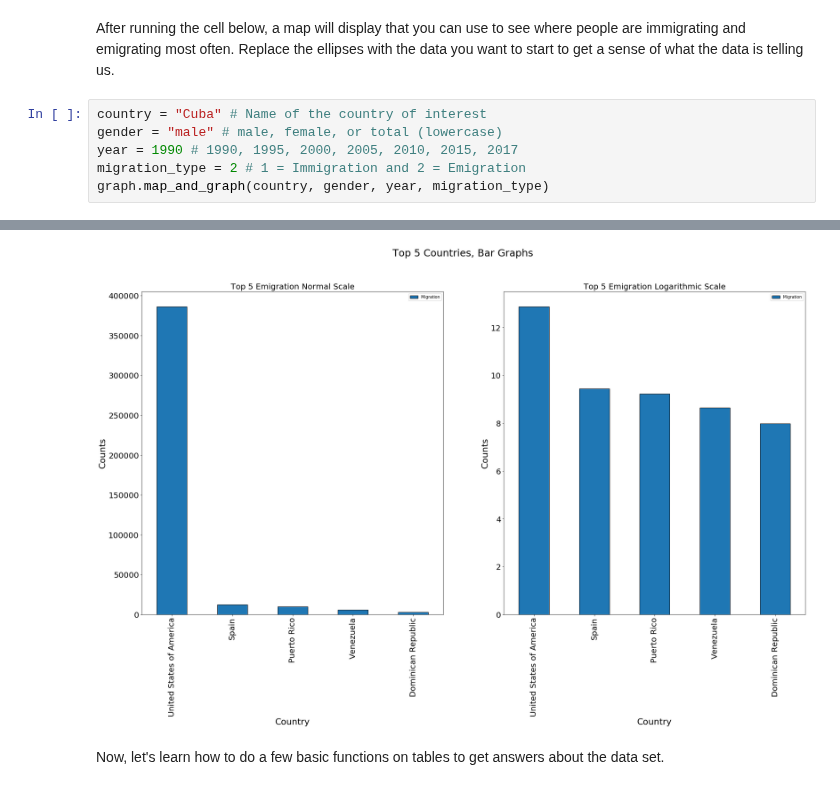
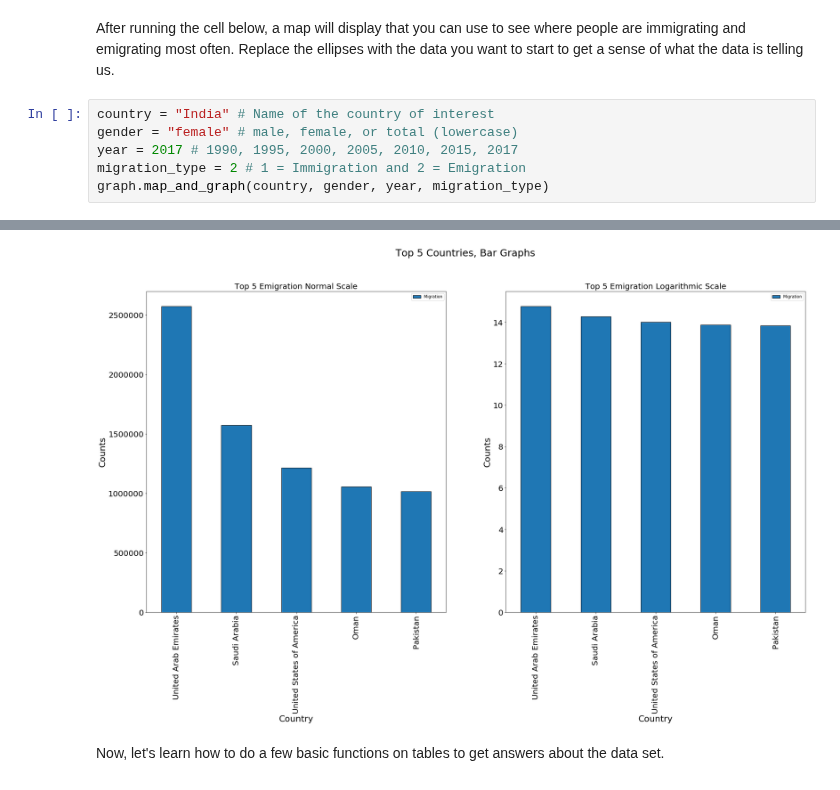
Before and after one commit to ds-modules/IAS-150, a Jupyter notebook: IAS-150_notebook.ipynb, the cells around one changed output, grey strips where cells are left out. Cells and saved outputs as stored; diff of their text form.

```diff
--- a/IAS-150_notebook.ipynb
+++ b/IAS-150_notebook.ipynb
@@ -88,14 +89,14 @@ Let's look at this data set more closely to better understand how we can use it.
 # %% [markdown]
 After running the cell below, a map will display that you can use to see where people are immigrating and emigrating most often. Replace the ellipses with the data you want to start to get a sense of what the data is telling us.
 # %%
-country = "Cuba" # Name of the country of interest
-gender = "male" # male, female, or total (lowercase)
-year = 1990 # 1990, 1995, 2000, 2005, 2010, 2015, 2017
+country = "India" # Name of the country of interest
+gender = "female" # male, female, or total (lowercase)
+year = 2017 # 1990, 1995, 2000, 2005, 2010, 2015, 2017
 migration_type = 2 # 1 = Immigration and 2 = Emigration
 graph.map_and_graph(country, gender, year, migration_type)
 # %% [output]
 [interactive output not drawn]
-[figure, old version]
+[figure, new version]
 # %% [markdown]
 Now, let's learn how to do a few basic functions on tables to get answers about the data set.
 # %% [markdown]
```
Also changed, not shown: parts of 11 cells of this notebook, 1 other file.
